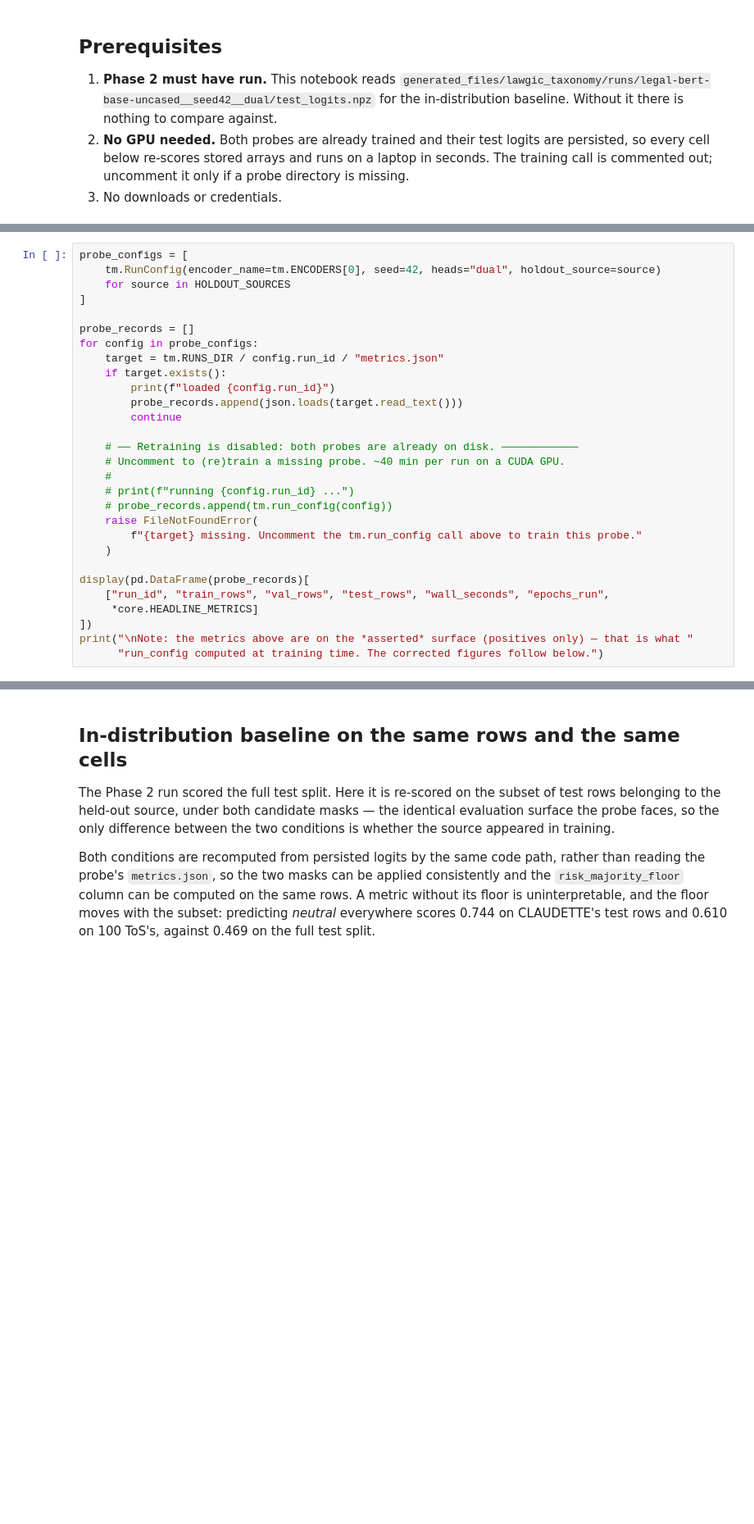
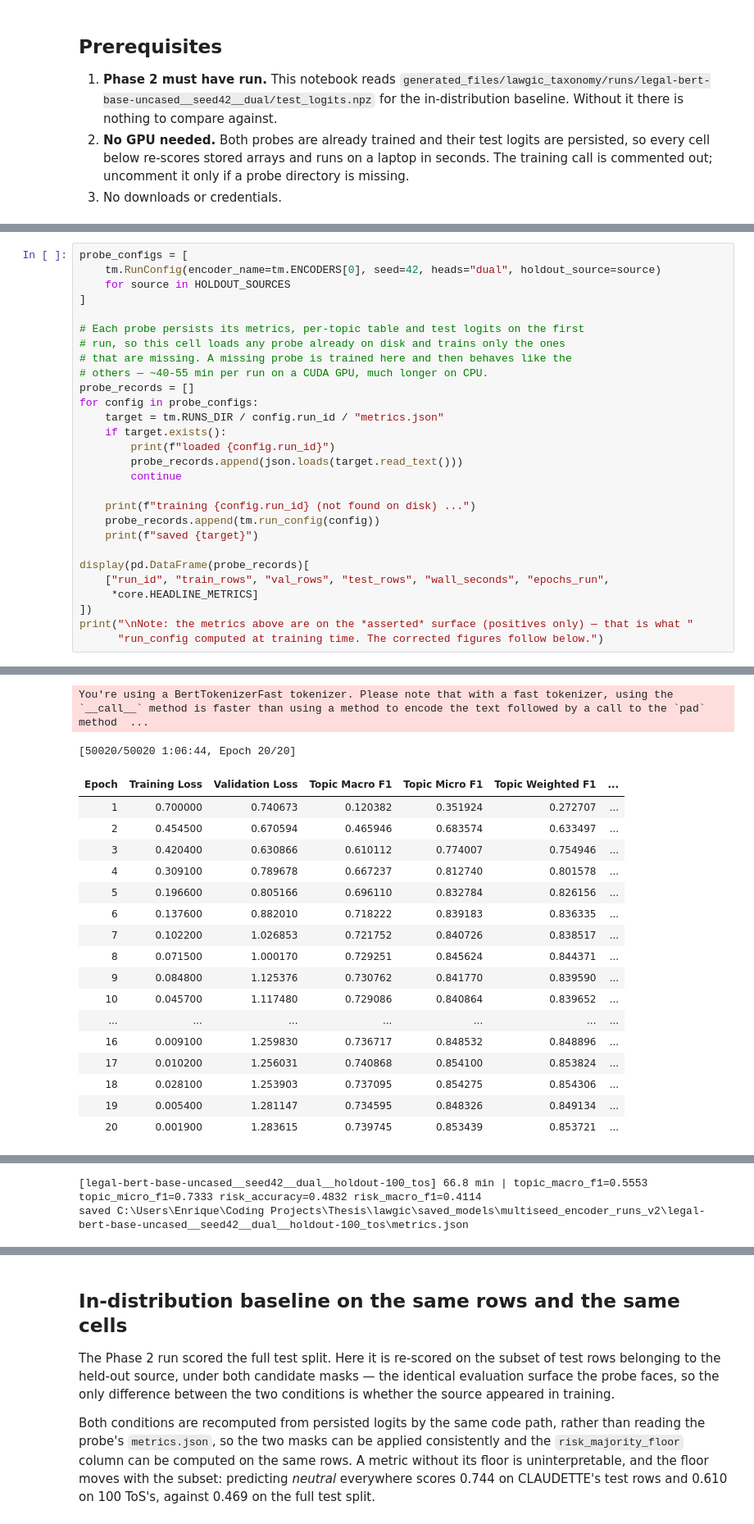
Before and after one commit to riki-11/lawgic, a Jupyter notebook: notebooks/evaluation/03_source_heldout_probes.ipynb, the cells around one changed output, grey strips where cells are left out. Shown at 82% size. Drawn from its saved outputs; the diff is of its cells as text; blank space fills up the shorter version.

Commit message:
feat: finish running source heldout probe

```diff
--- a/notebooks/evaluation/03_source_heldout_probes.ipynb
+++ b/notebooks/evaluation/03_source_heldout_probes.ipynb
@@ -172,6 +187,10 @@ probe_configs = [
     for source in HOLDOUT_SOURCES
 ]
 
+# Each probe persists its metrics, per-topic table and test logits on the first
+# run, so this cell loads any probe already on disk and trains only the ones
+# that are missing. A missing probe is trained here and then behaves like the
+# others — ~40-55 min per run on a CUDA GPU, much longer on CPU.
 probe_records = []
 for config in probe_configs:
     target = tm.RUNS_DIR / config.run_id / "metrics.json"
@@ -180,14 +199,9 @@ for config in probe_configs:
         probe_records.append(json.loads(target.read_text()))
         continue
 
-    # ── Retraining is disabled: both probes are already on disk. ────────────
-    # Uncomment to (re)train a missing probe. ~40 min per run on a CUDA GPU.
-    #
-    # print(f"running {config.run_id} ...")
-    # probe_records.append(tm.run_config(config))
-    raise FileNotFoundError(
-        f"{target} missing. Uncomment the tm.run_config call above to train this probe."
-    )
+    print(f"training {config.run_id} (not found on disk) ...")
+    probe_records.append(tm.run_config(config))
+    print(f"saved {target}")
 
 display(pd.DataFrame(probe_records)[
     ["run_id", "train_rows", "val_rows", "test_rows", "wall_seconds", "epochs_run",
@@ -195,3 +209,4 @@ display(pd.DataFrame(probe_records)[
 ])
 print("\nNote: the metrics above are on the *asserted* surface (positives only) — that is what "
       "run_config computed at training time. The corrected figures follow below.")
+# %% [output]
@@ -197,0 +215,19 @@ print("\nNote: the metrics above are on the *asserted* surface (positives only)
+You're using a BertTokenizerFast tokenizer. Please note that with a fast tokenizer, using the `__call__` method is faster than using a method to encode the text followed by a call to the `pad` method  ...
+[50020/50020 1:06:44, Epoch 20/20]
+| Epoch | Training Loss | Validation Loss | Topic Macro F1 | Topic Micro F1 | Topic Weighted F1 | ... |
+| 1 | 0.700000 | 0.740673 | 0.120382 | 0.351924 | 0.272707 | ... |
+| 2 | 0.454500 | 0.670594 | 0.465946 | 0.683574 | 0.633497 | ... |
+| 3 | 0.420400 | 0.630866 | 0.610112 | 0.774007 | 0.754946 | ... |
+| 4 | 0.309100 | 0.789678 | 0.667237 | 0.812740 | 0.801578 | ... |
+| 5 | 0.196600 | 0.805166 | 0.696110 | 0.832784 | 0.826156 | ... |
+| 6 | 0.137600 | 0.882010 | 0.718222 | 0.839183 | 0.836335 | ... |
+| 7 | 0.102200 | 1.026853 | 0.721752 | 0.840726 | 0.838517 | ... |
+| 8 | 0.071500 | 1.000170 | 0.729251 | 0.845624 | 0.844371 | ... |
+| 9 | 0.084800 | 1.125376 | 0.730762 | 0.841770 | 0.839590 | ... |
+| 10 | 0.045700 | 1.117480 | 0.729086 | 0.840864 | 0.839652 | ... |
+| ... | ... | ... | ... | ... | ... | ... |
+| 16 | 0.009100 | 1.259830 | 0.736717 | 0.848532 | 0.848896 | ... |
+| 17 | 0.010200 | 1.256031 | 0.740868 | 0.854100 | 0.853824 | ... |
+| 18 | 0.028100 | 1.253903 | 0.737095 | 0.854275 | 0.854306 | ... |
+| 19 | 0.005400 | 1.281147 | 0.734595 | 0.848326 | 0.849134 | ... |
+| 20 | 0.001900 | 1.283615 | 0.739745 | 0.853439 | 0.853721 | ... |
@@ -197,0 +235,2 @@ print("\nNote: the metrics above are on the *asserted* surface (positives only)
+[legal-bert-base-uncased__seed42__dual__holdout-100_tos] 66.8 min | topic_macro_f1=0.5553 topic_micro_f1=0.7333 risk_accuracy=0.4832 risk_macro_f1=0.4114
+saved C:\Users\Enrique\Coding Projects\Thesis\lawgic\saved_models\multiseed_encoder_runs_v2\legal-bert-base-uncased__seed42__dual__holdout-100_tos\metrics.json
```
Also changed, not shown: parts of 8 cells of this notebook.
